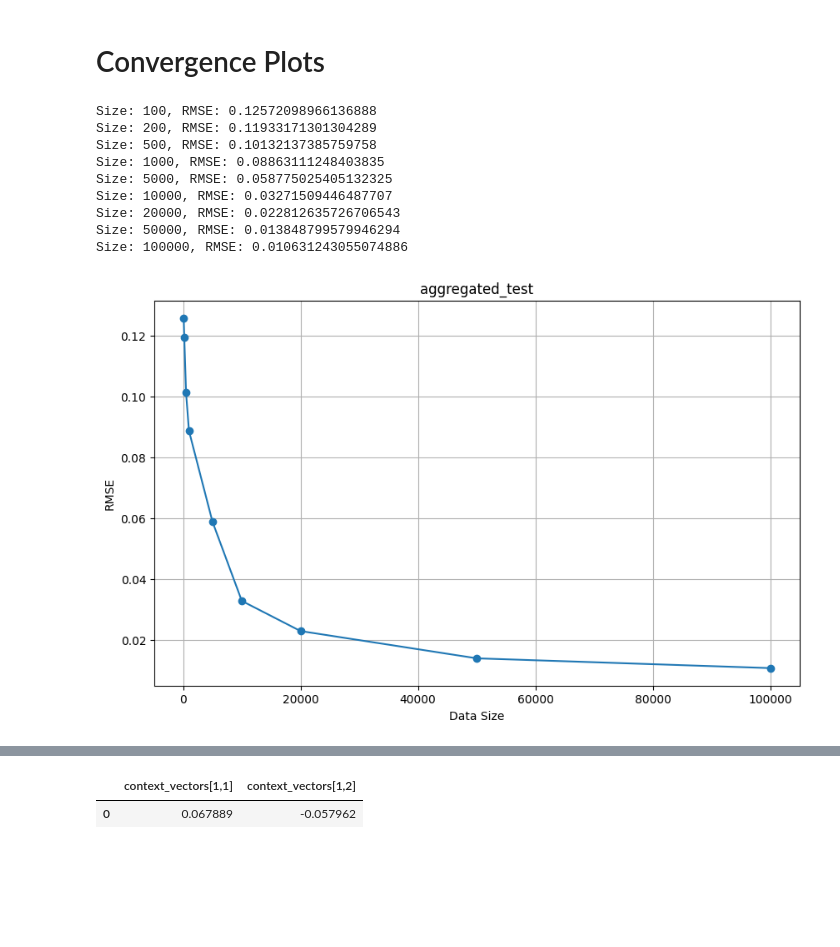
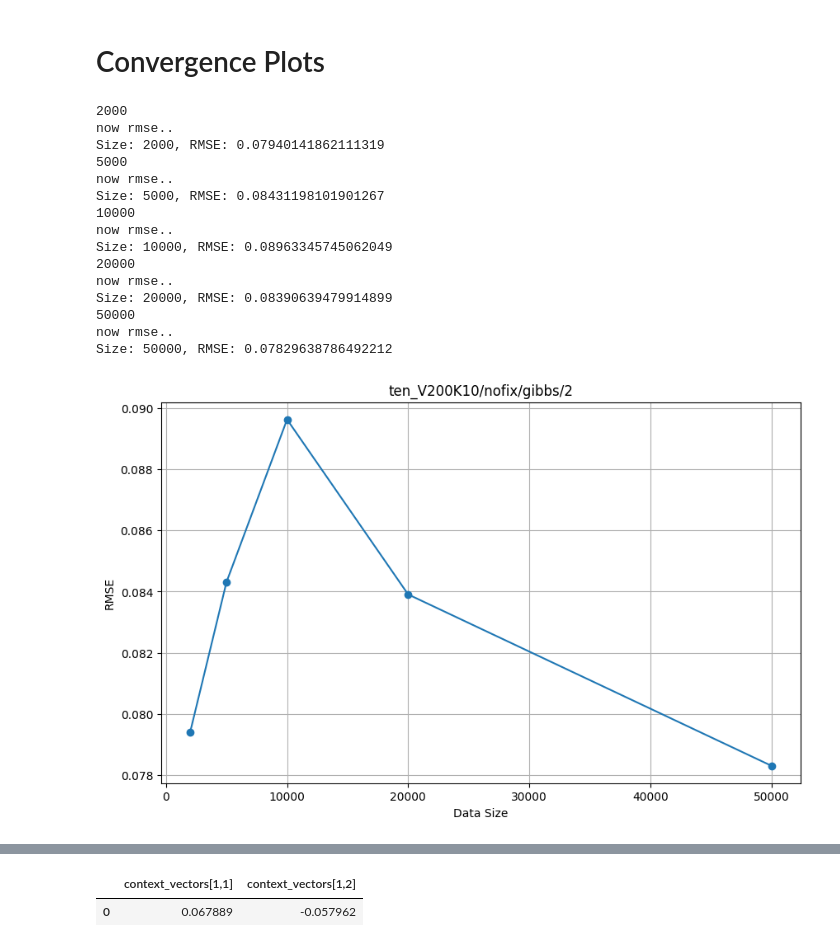
Before and after one commit to ninpnin/embedding-uncertainty-estimation, a Jupyter notebook: stan_simulation/plots.ipynb, the cells around one changed output, grey strips where cells are left out. Cells and saved outputs as stored; diff of their text form; code cells hidden in the pictures; blank space fills up the shorter version.

```diff
--- a/stan_simulation/plots.ipynb
+++ b/stan_simulation/plots.ipynb
@@ -121,15 +158,25 @@ def credible_interval(samples, confidence=0.90):
 # %% [markdown]
 # Convergence Plots
 # %%
+# --- PLOT ONE CONVERGENCE ---
 
-saved_fits_dir = "aggregated_test"#"stan_fits_mfvi_dxd"#"stan_fits_dxdfixmap" "stan_fit_nofix" "stan_fits_frvi_dxd" stan_fits_map
+i = str(2)
+saved_fits_dir = "stan_fits_dxdfixmap"#"stan_fits_mfvi_dxd"#"stan_fits_dxdfixmap" "stan_fit_nofix" "stan_fits_frvi_dxd" stan_fits_map
+saved_fits_dir = "ten_V100K5/nofix/vi/" + i
+saved_fits_dir = "ten_V200K10/nofix/gibbs/" + i
+#saved_fits_dir = "ten_2d_datasets/hmc/" + i
 #stan_fits_dxd_mapfit is OUTDATED use instead stan_fits_dxd_mapjacobian :: CORRECTION, turns out they are the same..
 # stan_fits_laplacedxd
-inference_method = 'hmc'
+inference_method = 'gibbs'
 sizes = [100, 200, 500, 1000, 5000, 10000, 20000, 50000, 100000]
+sizes = [2000, 5000, 10000, 20000, 50000]
 
+data_path = "ten_V100K5/%s.json"%i #'100k_v10_d2_.json'
+data_path = "ten_V200K10/%s.json"%i #'100k_v10_d2_.json'
+#data_path = "ten_2d_datasets/%s.json"%i
+#data_path = '100k_v10_d2_.json'
 # -- true parameters --
-with open('100k_v10_d2_.json') as f:
+with open(data_path) as f:
     data = json.load(f)
 true_theta = np.array(data['theta'])
 vocabulary = data['vocabulary']
@@ -137,11 +184,15 @@ vocabulary = data['vocabulary']
 rmse_scores = []
 
 for size in sizes:
+    print(size)
     if inference_method=='laplace': #just book keeping. Save map fits seperately when doing laplace
         fit = load_fit(f'map_{size}', saved_fits_dir)
+    elif inference_method=='gibbs':
+        pass
     else:
         fit = load_fit(size, saved_fits_dir)
 
+    # here we extract word and context vectors based on inference method
     if inference_method == 'hmc':
         estimated_word_vectors = fit['word_vectors']
         estimated_context_vectors = fit['context_vectors']
@@ -150,41 +201,56 @@ for size in sizes:
     elif inference_method == 'vi':
         #variational_params = fit.variational_sample
         estimated_word_vectors, estimated_context_vectors = extract_word_and_context_vectors_vi(fit.variational_sample_pd, vocabulary)
         num_samples = estimated_word_vectors.shape[2]
     elif inference_method in ('map', 'laplace'):
         estimated_word_vectors, estimated_context_vectors = extract_word_and_context_vectors_vi(fit.optimized_params_pd, vocabulary)
         num_samples = 1
+    elif inference_method == 'gibbs':
+        filepath = saved_fits_dir + f'/gibbs-samples-N-{size}.csv'
+        estimated_word_vectors, estimated_context_vectors = extract_word_and_context_vectors_gibbs(filepath, vocabulary)
+        num_samples = estimated_word_vectors.shape[2]
 
-
+    """
+    print('loaded now appending')
     theta_samples = []
     for i in range(num_samples):
         word_vectors = estimated_word_vectors[:, :, i]
         context_vectors = estimated_context_vectors[:, :, i]
         theta = np.vstack((word_vectors, context_vectors))
         theta_samples.append(theta)
+    """
 
+    theta_combined = np.concatenate((estimated_word_vectors, estimated_context_vectors), axis=0)
+    theta_samples = np.moveaxis(theta_combined, 2, 0)
 
+    print('now rmse..')
     rmse = calculate_rmse(theta_samples, true_theta, vocabulary)
     rmse_scores.append(rmse)
     print(f"Size: {size}, RMSE: {rmse}")
 
 # Plot RMSE vs. Size
 plt.figure(figsize=(10, 6))
 plt.plot(sizes, rmse_scores, marker='o')
 plt.xlabel('Data Size')
 plt.ylabel('RMSE')
 plt.title(f'{saved_fits_dir}')
 #plt.xscale('log')
 plt.grid(True)
 plt.show()
 # %% [output]
-Size: 100, RMSE: 0.12572098966136888
-Size: 200, RMSE: 0.11933171301304289
-Size: 500, RMSE: 0.10132137385759758
-Size: 1000, RMSE: 0.08863111248403835
-Size: 5000, RMSE: 0.058775025405132325
-Size: 10000, RMSE: 0.03271509446487707
-Size: 20000, RMSE: 0.022812635726706543
-Size: 50000, RMSE: 0.013848799579946294
-Size: 100000, RMSE: 0.010631243055074886
+2000
+now rmse..
+Size: 2000, RMSE: 0.07940141862111319
+5000
+now rmse..
+Size: 5000, RMSE: 0.08431198101901267
+10000
+now rmse..
+Size: 10000, RMSE: 0.08963345745062049
+20000
+now rmse..
+Size: 20000, RMSE: 0.08390639479914899
+50000
+now rmse..
+Size: 50000, RMSE: 0.07829638786492212
-[figure, old version]
+[figure, new version]
```
Also changed, not shown: parts of 26 cells of this notebook, 1 other file.
